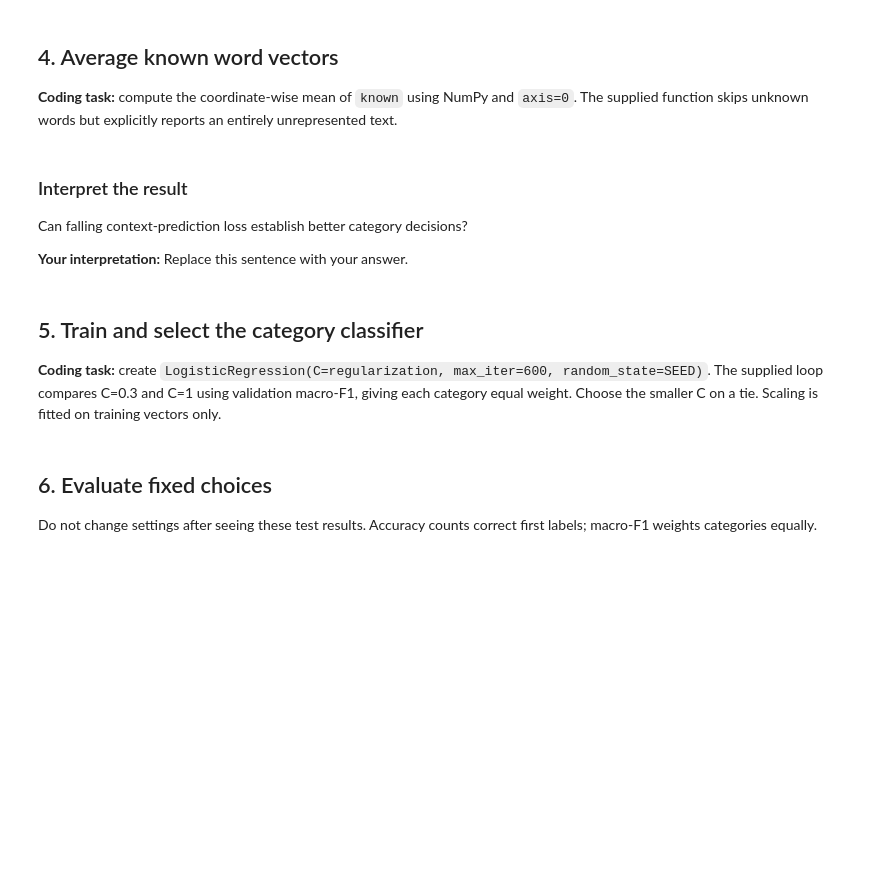
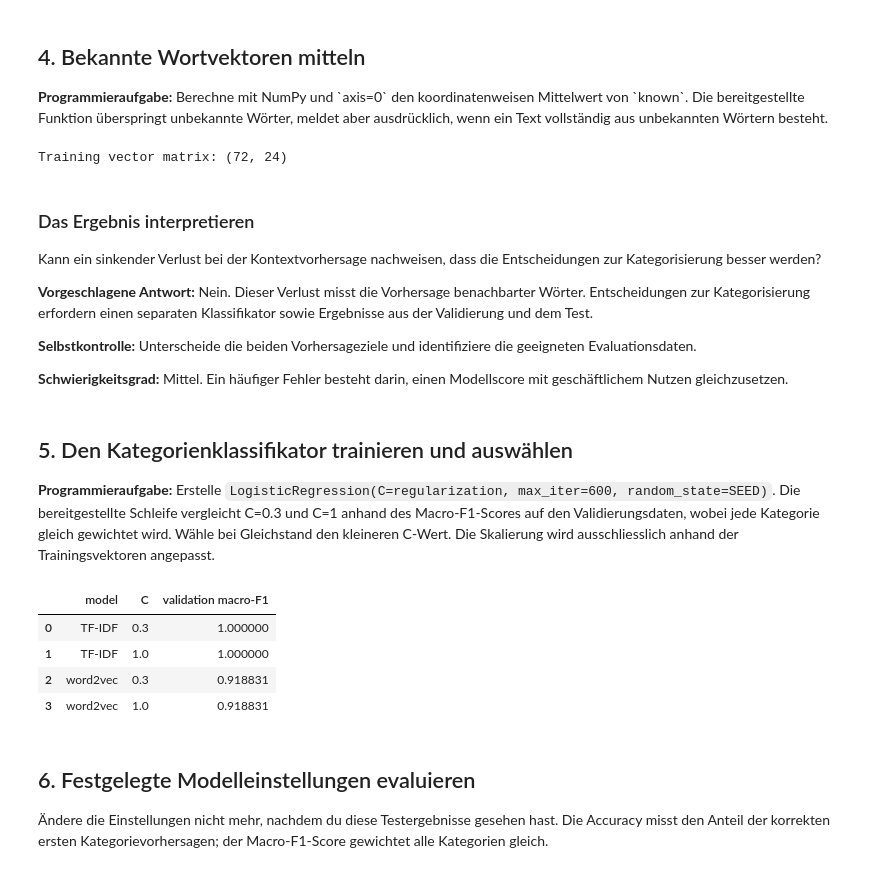
Before and after one commit to ismet0815/python_machine_learning_basics, a Jupyter notebook: 09_NLP_Transformers/HS2026/lecture1/text_embeddings_exercise.ipynb, the cells around one changed output. Drawn from its saved outputs; the diff is of its cells as text; code cells hidden in the pictures; blank space fills up the shorter version.

```diff
--- a/09_NLP_Transformers/HS2026/lecture1/text_embeddings_exercise.ipynb
+++ b/09_NLP_Transformers/HS2026/lecture1/text_embeddings_exercise.ipynb
@@ -117,50 +130,62 @@ lookup = word_model.words.weight.detach().numpy()
 # %% [markdown]
-## 4. Average known word vectors
+## 4. Bekannte Wortvektoren mitteln
 
-**Coding task:** compute the coordinate-wise mean of `known` using NumPy and `axis=0`. The supplied function skips unknown words but explicitly reports an entirely unrepresented text.
+**Programmieraufgabe:** Berechne mit NumPy und \`axis=0\` den koordinatenweisen Mittelwert von \`known\`. Die bereitgestellte Funktion überspringt unbekannte Wörter, meldet aber ausdrücklich, wenn ein Text vollständig aus unbekannten Wörtern besteht.
 # %%
 def document_mean(text):
     words = re.findall(r"[^\W\d_]+", text.lower())
     known = [lookup[word_id[word]] for word in words if word in word_id]
     if not known:
         raise ValueError('This text contains no known words; it needs another representation or review.')
-    mean = None  # TODO: coordinate-wise mean of known word vectors
+    mean = np.mean(known, axis=0) # TODO: coordinate-wise mean of known word vectors
     return mean
 
 vectors = {name: np.vstack([document_mean(text) for text in frame['text']])
            for name, frame in parts.items()}
 print('Training vector matrix:', vectors['train'].shape)
+# %% [output]
+Training vector matrix: (72, 24)
 # %% [markdown]
-### Interpret the result
+### Das Ergebnis interpretieren
 
-Can falling context-prediction loss establish better category decisions?
+Kann ein sinkender Verlust bei der Kontextvorhersage nachweisen, dass die Entscheidungen zur Kategorisierung besser werden?
 
-**Your interpretation:** Replace this sentence with your answer.
+**Vorgeschlagene Antwort:** Nein. Dieser Verlust misst die Vorhersage benachbarter Wörter. Entscheidungen zur Kategorisierung erfordern einen separaten Klassifikator sowie Ergebnisse aus der Validierung und dem Test.
+
+**Selbstkontrolle:** Unterscheide die beiden Vorhersageziele und identifiziere die geeigneten Evaluationsdaten.
+
+**Schwierigkeitsgrad:** Mittel. Ein häufiger Fehler besteht darin, einen Modellscore mit geschäftlichem Nutzen gleichzusetzen.
 # %% [markdown]
-## 5. Train and select the category classifier
+## 5. Den Kategorienklassifikator trainieren und auswählen
 
-**Coding task:** create `LogisticRegression(C=regularization, max_iter=600, random_state=SEED)`. The supplied loop compares C=0.3 and C=1 using validation macro-F1, giving each category equal weight. Choose the smaller C on a tie. Scaling is fitted on training vectors only.
+**Programmieraufgabe:** Erstelle `LogisticRegression(C=regularization, max_iter=600, random_state=SEED)`. Die bereitgestellte Schleife vergleicht C=0.3 und C=1 anhand des Macro-F1-Scores auf den Validierungsdaten, wobei jede Kategorie gleich gewichtet wird. Wähle bei Gleichstand den kleineren C-Wert. Die Skalierung wird ausschliesslich anhand der Trainingsvektoren angepasst.
 # %%
 representations = {'TF-IDF': lexical, 'word2vec': vectors}
 chosen = {}
 validation_rows = []
 for name, matrices in representations.items():
     candidates = []
     for regularization in [0.3, 1.0]:
-        classifier = None  # TODO: logistic-regression estimator with the requested settings
+        classifier = LogisticRegression(C=regularization, max_iter=600, random_state=SEED) # TODO: logistic-regression estimator with the requested settings
         model = (make_pipeline(StandardScaler(), classifier)
                  if name == 'word2vec' else classifier)
         model.fit(matrices['train'], y_train)
         score = f1_score(y_validation, model.predict(matrices['validation']), average='macro')
         candidates.append((score, regularization, model))
         validation_rows.append({'model': name, 'C': regularization, 'validation macro-F1': score})
     candidates.sort(key=lambda item: (-item[0], item[1]))
     chosen[name] = candidates[0][2]
 display(pd.DataFrame(validation_rows))
+# %% [output]
+|  | model | C | validation macro-F1 |
+| 0 | TF-IDF | 0.3 | 1.000000 |
+| 1 | TF-IDF | 1.0 | 1.000000 |
+| 2 | word2vec | 0.3 | 0.918831 |
+| 3 | word2vec | 1.0 | 0.918831 |
 # %% [markdown]
-## 6. Evaluate fixed choices
+## 6. Festgelegte Modelleinstellungen evaluieren
 
-Do not change settings after seeing these test results. Accuracy counts correct first labels; macro-F1 weights categories equally.
+Ändere die Einstellungen nicht mehr, nachdem du diese Testergebnisse gesehen hast. Die Accuracy misst den Anteil der korrekten ersten Kategorievorhersagen; der Macro-F1-Score gewichtet alle Kategorien gleich.
 # %%
 test_predictions = {'Frequency': prior.predict(np.zeros((len(y_test), 1)))}
 for name, model in chosen.items():
```
Also changed, not shown: parts of 18 cells of this notebook, 11 other files.
